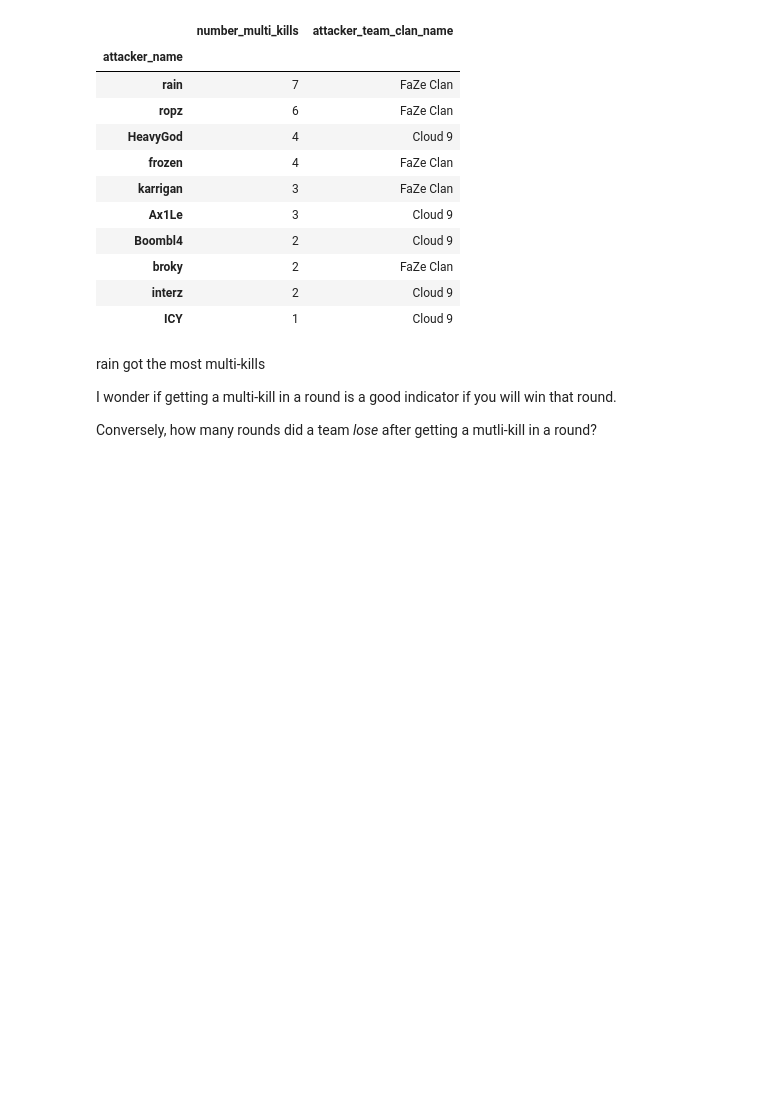
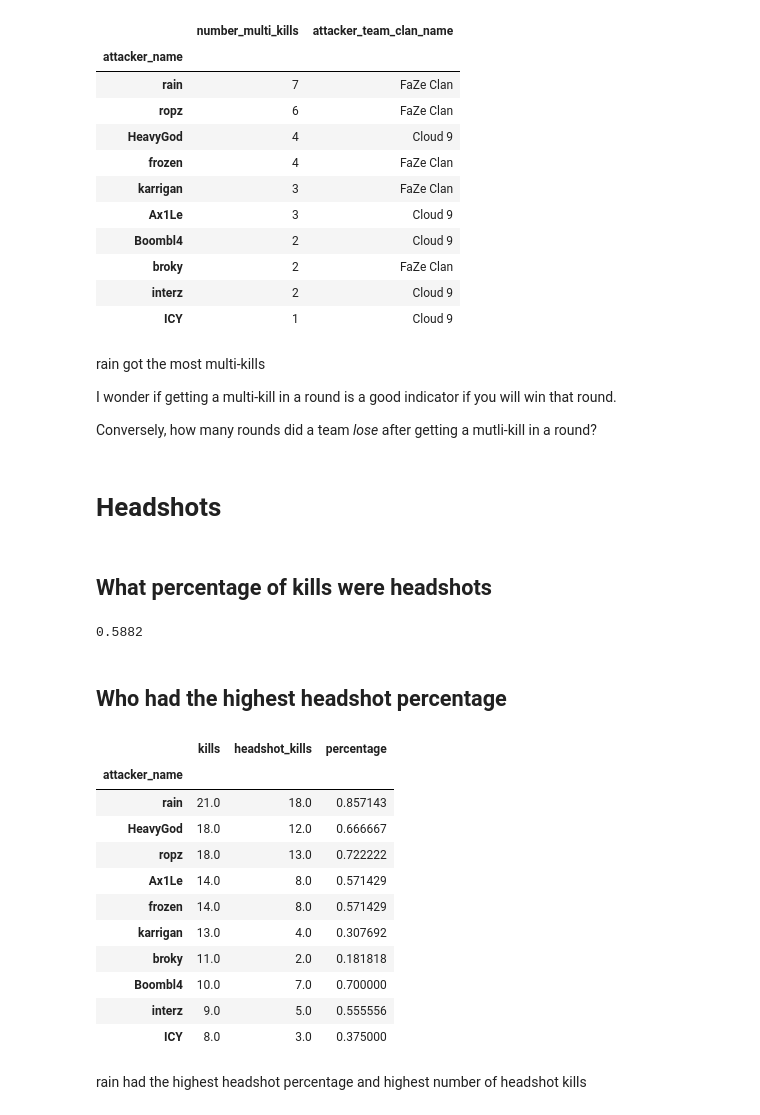
Before and after one commit to dickinsonmatt/counter-strike, a Jupyter notebook: analysis.ipynb, the cells around one changed output. Saved outputs shown, nothing was run; the diff lists cells and outputs as text; code cells hidden in the pictures; blank space fills up the shorter version.

Commit message:
headshot data

```diff
--- a/analysis.ipynb
+++ b/analysis.ipynb
@@ -313,0 +361,11 @@ seconds_five_num_summary
+# %%
+kills = dem.kills.copy()
+
+# count the number of rows each player gets in each round
+# fill in missing values with 0 kills
+# pivot table to make 1 row per round player to allow for filtering based on number of kills
+kills_per_round = kills.groupby(['round', 'attacker_name'])['tick'].count().unstack().fillna(0).reset_index().melt(id_vars = "round", value_name = "kills")
+
+player_kills = kills_per_round.groupby('attacker_name')['kills'].sum().reset_index().sort_values('kills', ascending=False).set_index('attacker_name')
+
+player_kills.join(player_teams)
@@ -418,3 +461,49 @@ rain got the most multi-kills
 I wonder if getting a multi-kill in a round is a good indicator if you will win that round.
 
 Conversely, how many rounds did a team *lose* after getting a mutli-kill in a round?
+# %% [markdown]
+# Headshots
+# %% [markdown]
+## What percentage of kills were headshots
+# %%
+# filter to just kills that were headshots
+# count number of filtered rows over total number of kill rows
+round(kills[kills['headshot'] == True].shape[0]/kills.shape[0], 4)
+# %% [output]
+0.5882
+# %% [markdown]
+## Who had the highest headshot percentage
+# %%
+# same code as before now filtering to just kills that were headshots
+# group by the round and player
+# count number of rows (kills)
+# fill the rest with 0
+# pivot to make the kills column filterable
+head_shot_kills = kills[kills['headshot'] == True].groupby(['round', 'attacker_name'])['tick'].count().unstack().fillna(0).reset_index().melt(id_vars = "round", value_name = "headshot_kills")
+
+# group by player and get the total number of (headshot) kills
+player_kills_headshot = head_shot_kills.groupby('attacker_name')['headshot_kills'].sum().reset_index().sort_values('headshot_kills', ascending=False).set_index('attacker_name')
+
+# join data with total number of kills
+player_joined_kill_headshot = player_kills.join(player_kills_headshot)
+
+# create percentage
+player_joined_kill_headshot['percentage'] = player_joined_kill_headshot['headshot_kills']/player_joined_kill_headshot['kills']
+
+
+player_joined_kill_headshot
+# %% [output]
+|  | kills | headshot_kills | percentage |
+| attacker_name |  |  |  |
+| rain | 21.0 | 18.0 | 0.857143 |
+| HeavyGod | 18.0 | 12.0 | 0.666667 |
+| ropz | 18.0 | 13.0 | 0.722222 |
+| Ax1Le | 14.0 | 8.0 | 0.571429 |
+| frozen | 14.0 | 8.0 | 0.571429 |
+| karrigan | 13.0 | 4.0 | 0.307692 |
+| broky | 11.0 | 2.0 | 0.181818 |
+| Boombl4 | 10.0 | 7.0 | 0.700000 |
+| interz | 9.0 | 5.0 | 0.555556 |
+| ICY | 8.0 | 3.0 | 0.375000 |
+# %% [markdown]
+rain had the highest headshot percentage and highest number of headshot kills
```
Also changed, not shown: parts of 13 cells of this notebook.
